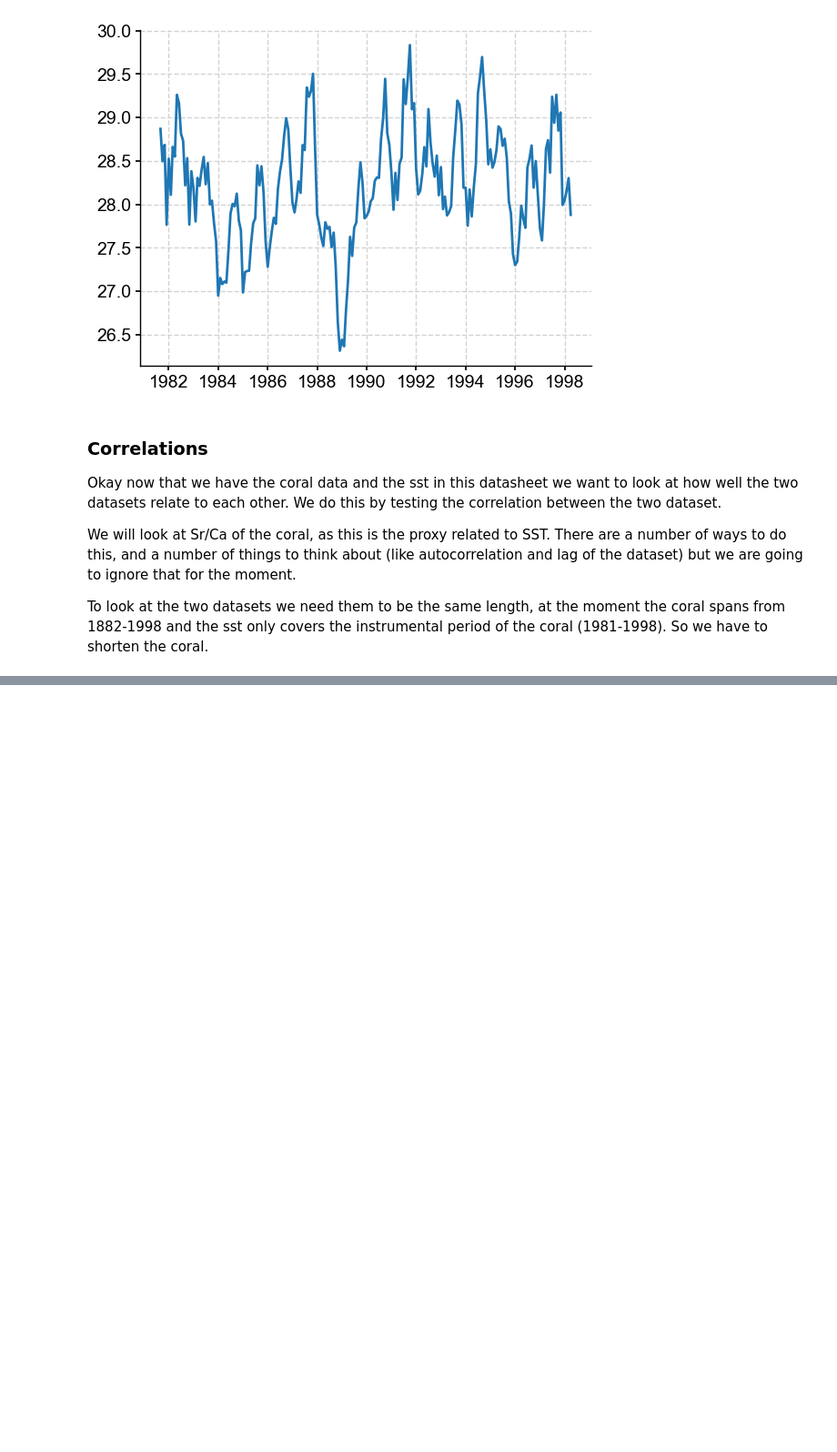
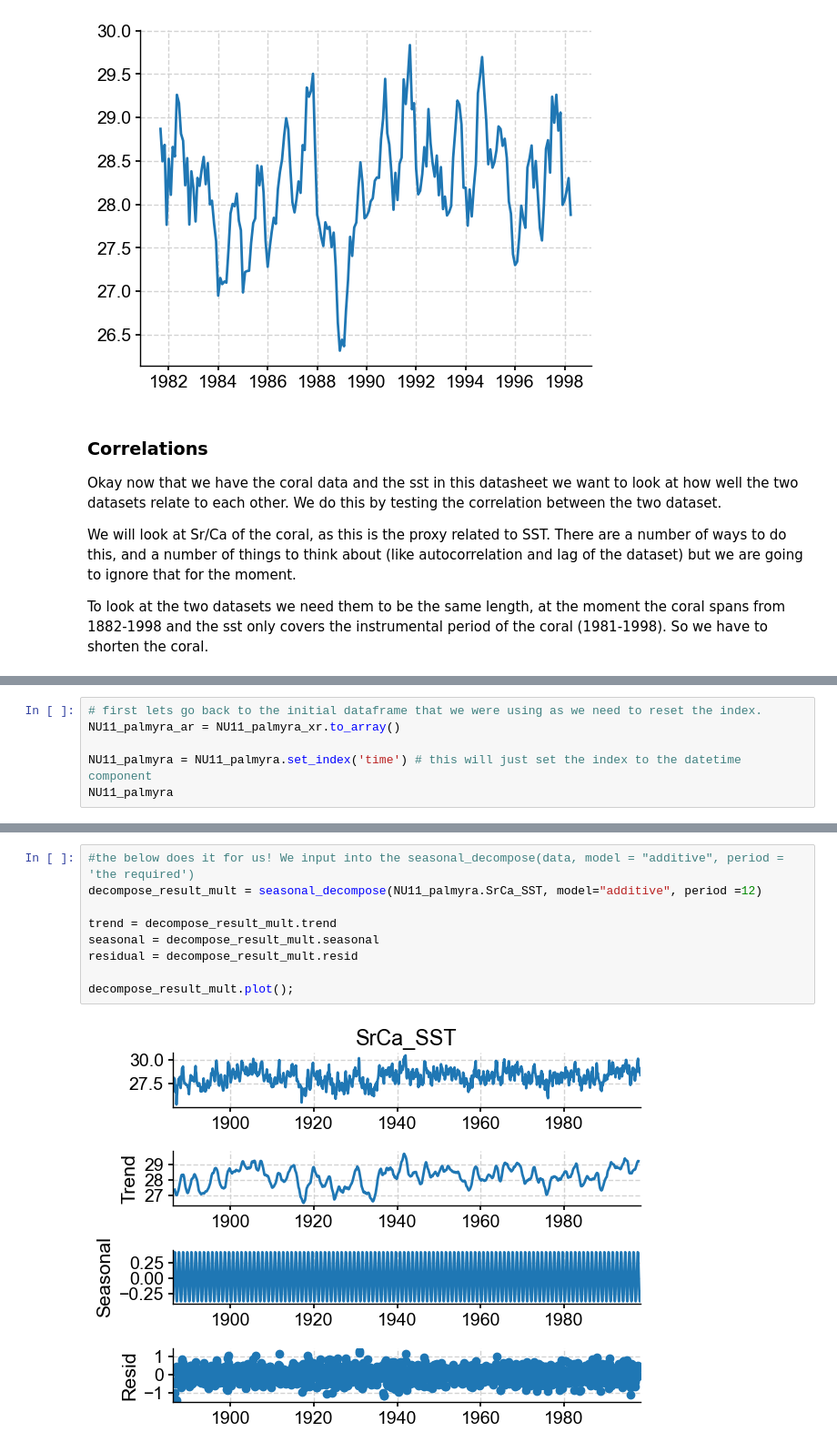
Before and after one commit to JannHargreaves/MARUM_Coral_paleoclimate, a Jupyter notebook: Practical 1.ipynb, the cells around one changed output, grey strips where cells are left out. Shown: that part at 91% size. Cells and saved outputs as stored; diff of their text form; blank space fills up the shorter version.

```diff
--- a/Practical 1.ipynb
+++ b/Practical 1.ipynb
@@ -268,0 +338,6 @@ The correlation between ERSST and SrCa -0.7351157152649119
+# %%
+# first lets go back to the initial dataframe that we were using as we need to reset the index.
+NU11_palmyra_ar = NU11_palmyra_xr.to_array()
+
+NU11_palmyra = NU11_palmyra.set_index('time') # this will just set the index to the datetime component
+NU11_palmyra
@@ -268,0 +371,11 @@ The correlation between ERSST and SrCa -0.7351157152649119
+# %%
+#the below does it for us! We input into the seasonal_decompose(data, model = "additive", period = 'the required')
+decompose_result_mult = seasonal_decompose(NU11_palmyra.SrCa_SST, model="additive", period =12)
+
+trend = decompose_result_mult.trend
+seasonal = decompose_result_mult.seasonal
+residual = decompose_result_mult.resid
+
+decompose_result_mult.plot();
+# %% [output]
+[figure, added]
```
Also changed, not shown: parts of 38 cells of this notebook, 2 other files.
